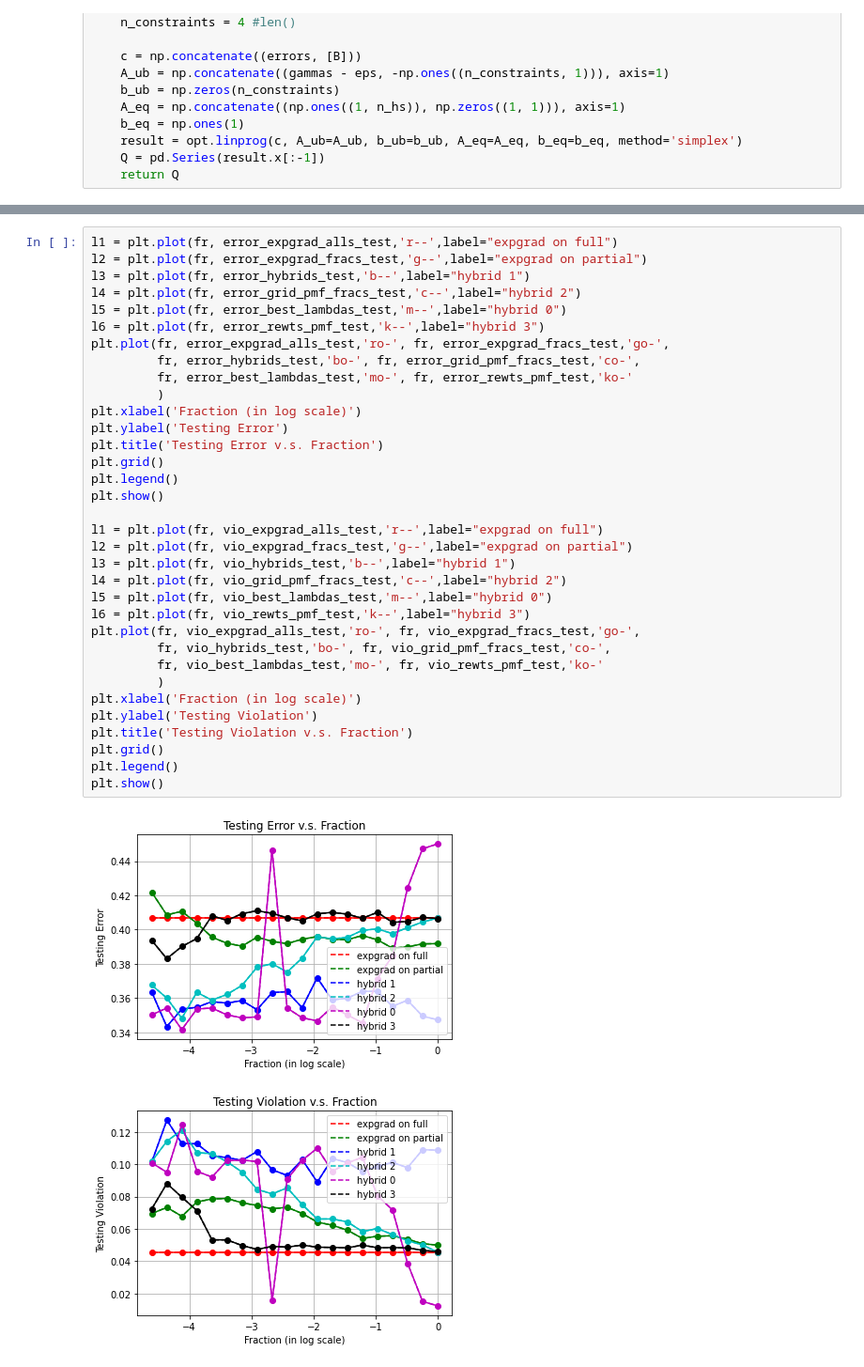
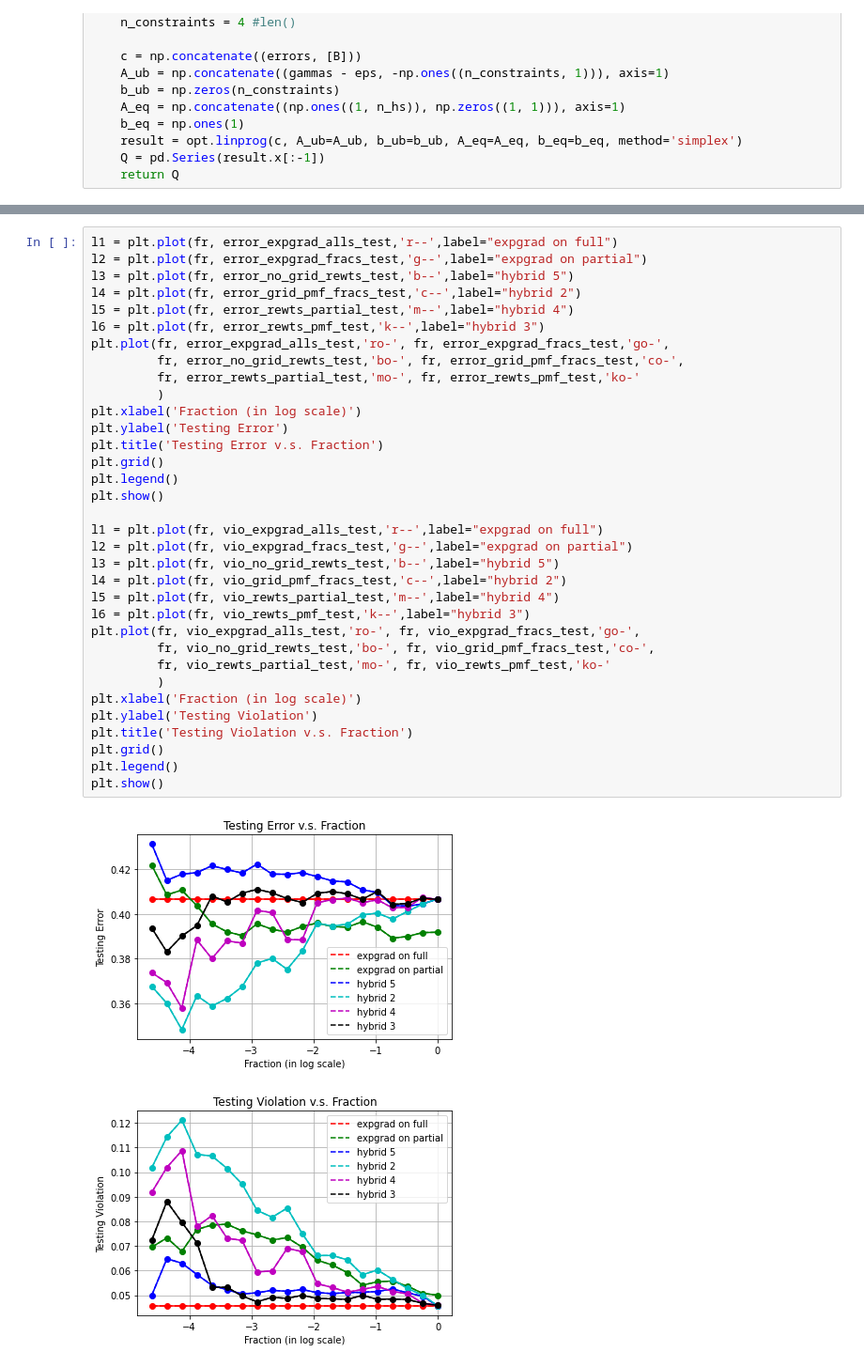
Before and after one commit to UMass-Responsible-AI/fairlearn, a Jupyter notebook: notebooks/hybrid-lagrangian-test-train-compas.ipynb, the cells around one changed output, grey strips where cells are left out. Shown at 94% size. Saved outputs shown, nothing was run; the diff lists cells and outputs as text.

```diff
--- a/notebooks/hybrid-lagrangian-test-train-compas.ipynb
+++ b/notebooks/hybrid-lagrangian-test-train-compas.ipynb
@@ -864,37 +1007,37 @@ plt.show()
 # %%
 l1 = plt.plot(fr, error_expgrad_alls_test,'r--',label="expgrad on full")
 l2 = plt.plot(fr, error_expgrad_fracs_test,'g--',label="expgrad on partial")
-l3 = plt.plot(fr, error_hybrids_test,'b--',label="hybrid 1")
+l3 = plt.plot(fr, error_no_grid_rewts_test,'b--',label="hybrid 5")
 l4 = plt.plot(fr, error_grid_pmf_fracs_test,'c--',label="hybrid 2")
-l5 = plt.plot(fr, error_best_lambdas_test,'m--',label="hybrid 0")
+l5 = plt.plot(fr, error_rewts_partial_test,'m--',label="hybrid 4")
 l6 = plt.plot(fr, error_rewts_pmf_test,'k--',label="hybrid 3")
 plt.plot(fr, error_expgrad_alls_test,'ro-', fr, error_expgrad_fracs_test,'go-',
-         fr, error_hybrids_test,'bo-', fr, error_grid_pmf_fracs_test,'co-',
-         fr, error_best_lambdas_test,'mo-', fr, error_rewts_pmf_test,'ko-'
+         fr, error_no_grid_rewts_test,'bo-', fr, error_grid_pmf_fracs_test,'co-',
+         fr, error_rewts_partial_test,'mo-', fr, error_rewts_pmf_test,'ko-'
          )
 plt.xlabel('Fraction (in log scale)')
 plt.ylabel('Testing Error')
 plt.title('Testing Error v.s. Fraction')
 plt.grid()
 plt.legend()
 plt.show()
 
 l1 = plt.plot(fr, vio_expgrad_alls_test,'r--',label="expgrad on full")
 l2 = plt.plot(fr, vio_expgrad_fracs_test,'g--',label="expgrad on partial")
-l3 = plt.plot(fr, vio_hybrids_test,'b--',label="hybrid 1")
+l3 = plt.plot(fr, vio_no_grid_rewts_test,'b--',label="hybrid 5")
 l4 = plt.plot(fr, vio_grid_pmf_fracs_test,'c--',label="hybrid 2")
-l5 = plt.plot(fr, vio_best_lambdas_test,'m--',label="hybrid 0")
+l5 = plt.plot(fr, vio_rewts_partial_test,'m--',label="hybrid 4")
 l6 = plt.plot(fr, vio_rewts_pmf_test,'k--',label="hybrid 3")
 plt.plot(fr, vio_expgrad_alls_test,'ro-', fr, vio_expgrad_fracs_test,'go-',
-         fr, vio_hybrids_test,'bo-', fr, vio_grid_pmf_fracs_test,'co-',
-         fr, vio_best_lambdas_test,'mo-', fr, vio_rewts_pmf_test,'ko-'
+         fr, vio_no_grid_rewts_test,'bo-', fr, vio_grid_pmf_fracs_test,'co-',
+         fr, vio_rewts_partial_test,'mo-', fr, vio_rewts_pmf_test,'ko-'
          )
 plt.xlabel('Fraction (in log scale)')
 plt.ylabel('Testing Violation')
 plt.title('Testing Violation v.s. Fraction')
 plt.grid()
 plt.legend()
 plt.show()
 # %% [output]
-[figure, old version]
+[figure, new version]
-[figure, old version]
+[figure, new version]
```
Also changed, not shown: parts of 5 cells of this notebook, 3 other files.
